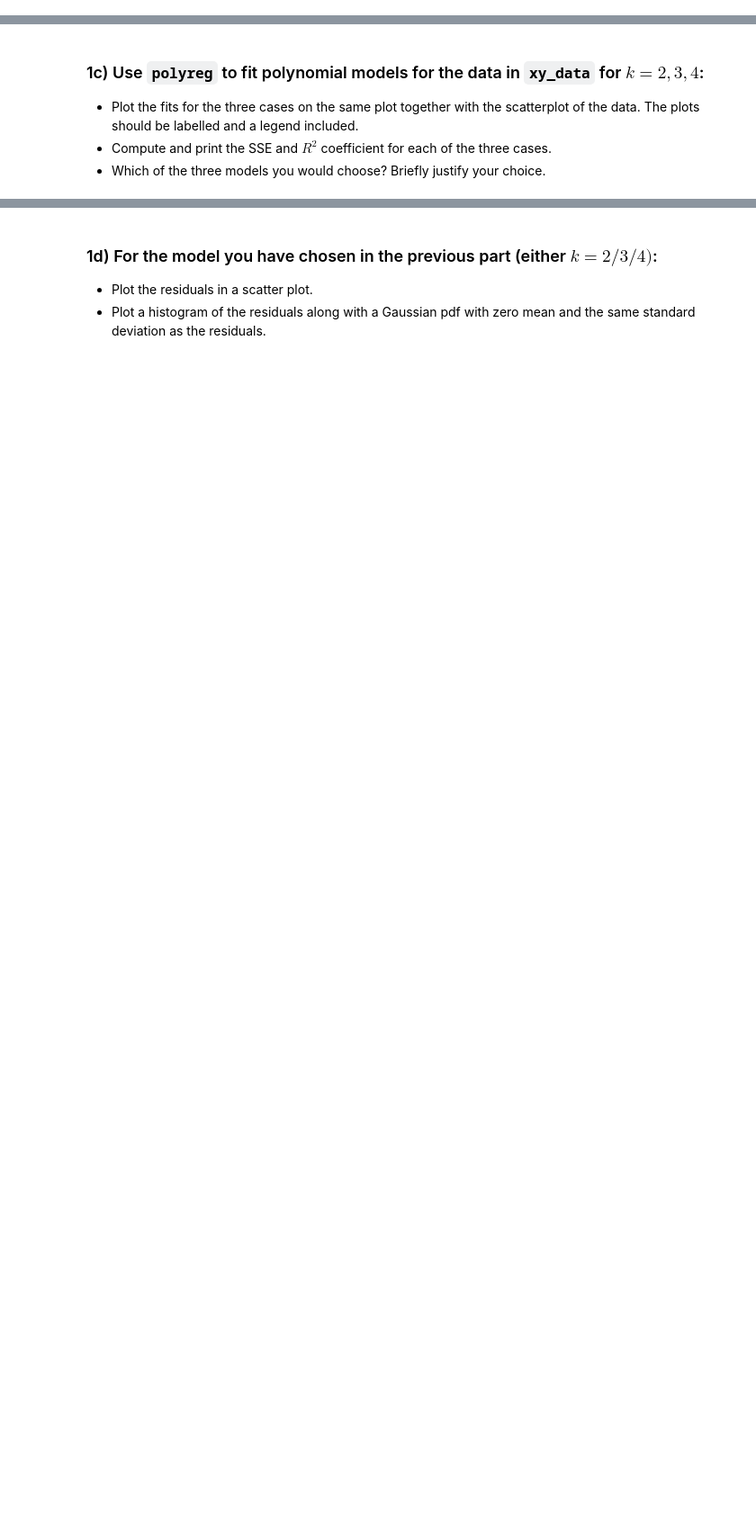
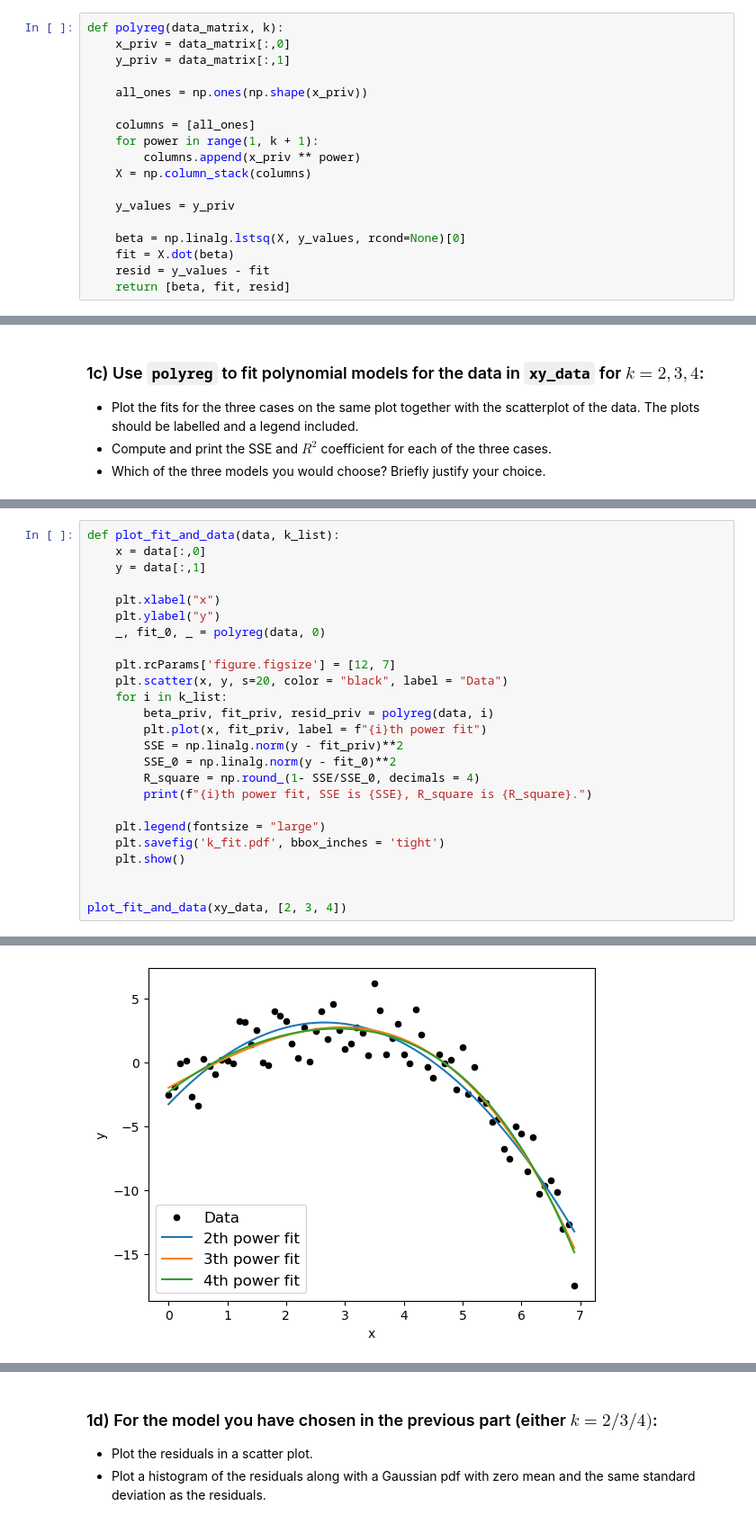
Before and after one commit to ran-xin/IB-Data-Science, a Jupyter notebook: Exercises/01 Exercise Notebook 1.ipynb, the cells around one changed output, grey strips where cells are left out. Shown at 90% size. Saved outputs shown, nothing was run; the diff lists cells and outputs as text; blank space fills up the shorter version.

```diff
--- a/Exercises/01 Exercise Notebook 1.ipynb
+++ b/Exercises/01 Exercise Notebook 1.ipynb
@@ -39,3 +44,21 @@ SyntaxError: invalid syntax (<ipython-input-4-713f09180cee>, line 1)
+# %%
+def polyreg(data_matrix, k):
+    x_priv = data_matrix[:,0]
+    y_priv = data_matrix[:,1]
+
+    all_ones = np.ones(np.shape(x_priv))
+
+    columns = [all_ones]
+    for power in range(1, k + 1):
+        columns.append(x_priv ** power)
+    X = np.column_stack(columns)
+
+    y_values = y_priv
+
+    beta = np.linalg.lstsq(X, y_values, rcond=None)[0]
+    fit = X.dot(beta)
+    resid = y_values - fit
+    return [beta, fit, resid]
 # %% [markdown]
 Use the tests below to check the outputs of the function you have written:
 # %%
@@ -71,0 +88,26 @@ assert(np.round(np.linalg.norm(res_test), 3) == 19.937)
+# %%
+def plot_fit_and_data(data, k_list):
+    x = data[:,0]
+    y = data[:,1]
+
+    plt.xlabel("x")
+    plt.ylabel("y")
+    _, fit_0, _ = polyreg(data, 0)
+
+    plt.rcParams['figure.figsize'] = [12, 7]
+    plt.scatter(x, y, s=20, color = "black", label = "Data")
+    for i in k_list:
+        beta_priv, fit_priv, resid_priv = polyreg(data, i)
+        plt.plot(x, fit_priv, label = f"{i}th power fit")
+        SSE = np.linalg.norm(y - fit_priv)**2
+        SSE_0 = np.linalg.norm(y - fit_0)**2
+        R_square = np.round_(1- SSE/SSE_0, decimals = 4)
+        print(f"{i}th power fit, SSE is {SSE}, R_square is {R_square}.")
+
+    plt.legend(fontsize = "large")
+    plt.savefig('k_fit.pdf', bbox_inches = 'tight')
+    plt.show()
+
+
+plot_fit_and_data(xy_data, [2, 3, 4])
+# %% [output]
@@ -71,0 +117 @@ assert(np.round(np.linalg.norm(res_test), 3) == 19.937)
+[figure, added]
```
Also changed, not shown: parts of 9 cells of this notebook, 14 other files.
